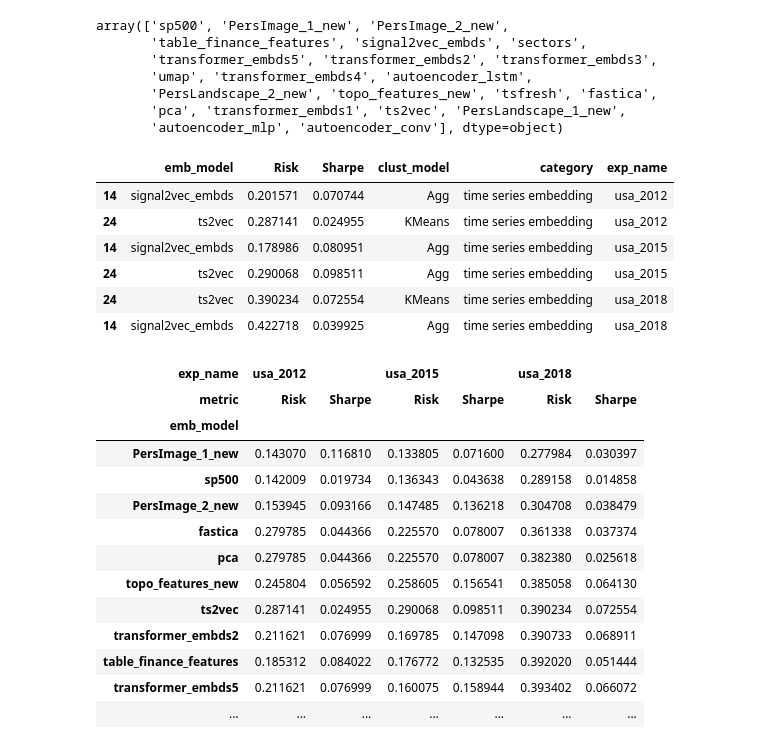
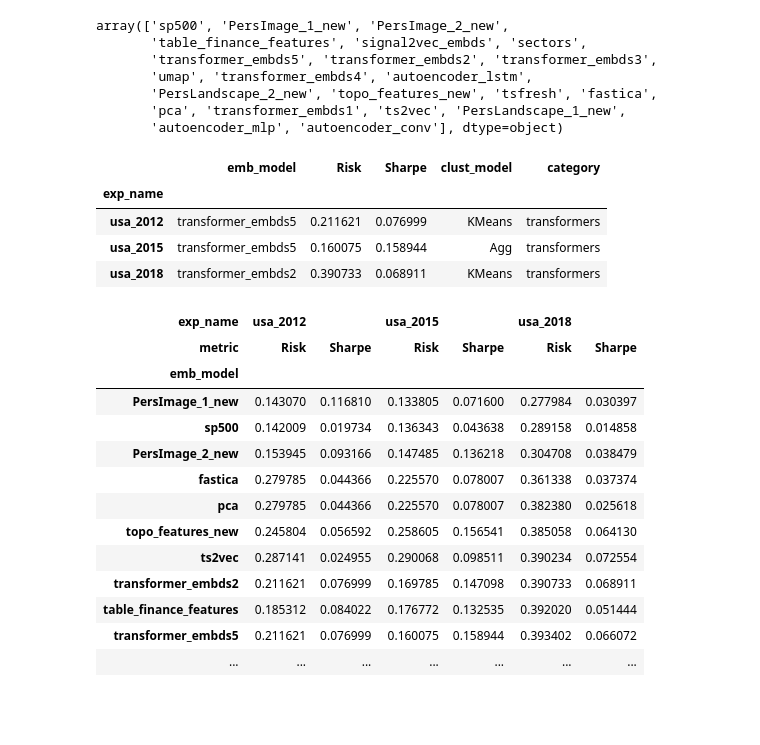
Before and after one commit to petrsokerin/Stock_clustering_paper, a Jupyter notebook: new_res_analysis.ipynb, the cells around one changed output. Cells and saved outputs as stored; diff of their text form; code cells hidden in the pictures; blank space fills up the shorter version.

```diff
--- a/new_res_analysis.ipynb
+++ b/new_res_analysis.ipynb
@@ -157,16 +157,14 @@ array(['sp500', 'PersImage_1_new', 'PersImage_2_new',
        'PersLandscape_2_new', 'topo_features_new', 'tsfresh', 'fastica',
        'pca', 'transformer_embds1', 'ts2vec', 'PersLandscape_1_new',
        'autoencoder_mlp', 'autoencoder_conv'], dtype=object)
-# %%
-all_experiments[all_experiments['category'] == 'time series embedding']
-# %% [output]
-|  | emb_model | Risk | Sharpe | clust_model | category | exp_name |
-| 14 | signal2vec_embds | 0.201571 | 0.070744 | Agg | time series embedding | usa_2012 |
-| 24 | ts2vec | 0.287141 | 0.024955 | KMeans | time series embedding | usa_2012 |
-| 14 | signal2vec_embds | 0.178986 | 0.080951 | Agg | time series embedding | usa_2015 |
-| 24 | ts2vec | 0.290068 | 0.098511 | Agg | time series embedding | usa_2015 |
-| 24 | ts2vec | 0.390234 | 0.072554 | KMeans | time series embedding | usa_2018 |
-| 14 | signal2vec_embds | 0.422718 | 0.039925 | Agg | time series embedding | usa_2018 |
+# %%
+all_experiments[all_experiments['category'] == 'transformers'].sort_values('Risk').groupby('exp_name').first()
+# %% [output]
+|  | emb_model | Risk | Sharpe | clust_model | category |
+| exp_name |  |  |  |  |  |
+| usa_2012 | transformer_embds5 | 0.211621 | 0.076999 | KMeans | transformers |
+| usa_2015 | transformer_embds5 | 0.160075 | 0.158944 | Agg | transformers |
+| usa_2018 | transformer_embds2 | 0.390733 | 0.068911 | KMeans | transformers |
 # %%
 all_exp_melt = pd.melt(all_experiments, id_vars=['exp_name', 'category', 'emb_model', 'clust_model'],
         value_vars=['Risk', 'Sharpe'], var_name='metric', value_name='value')
```
Also changed, not shown: parts of 3 cells of this notebook, 1 other file.
